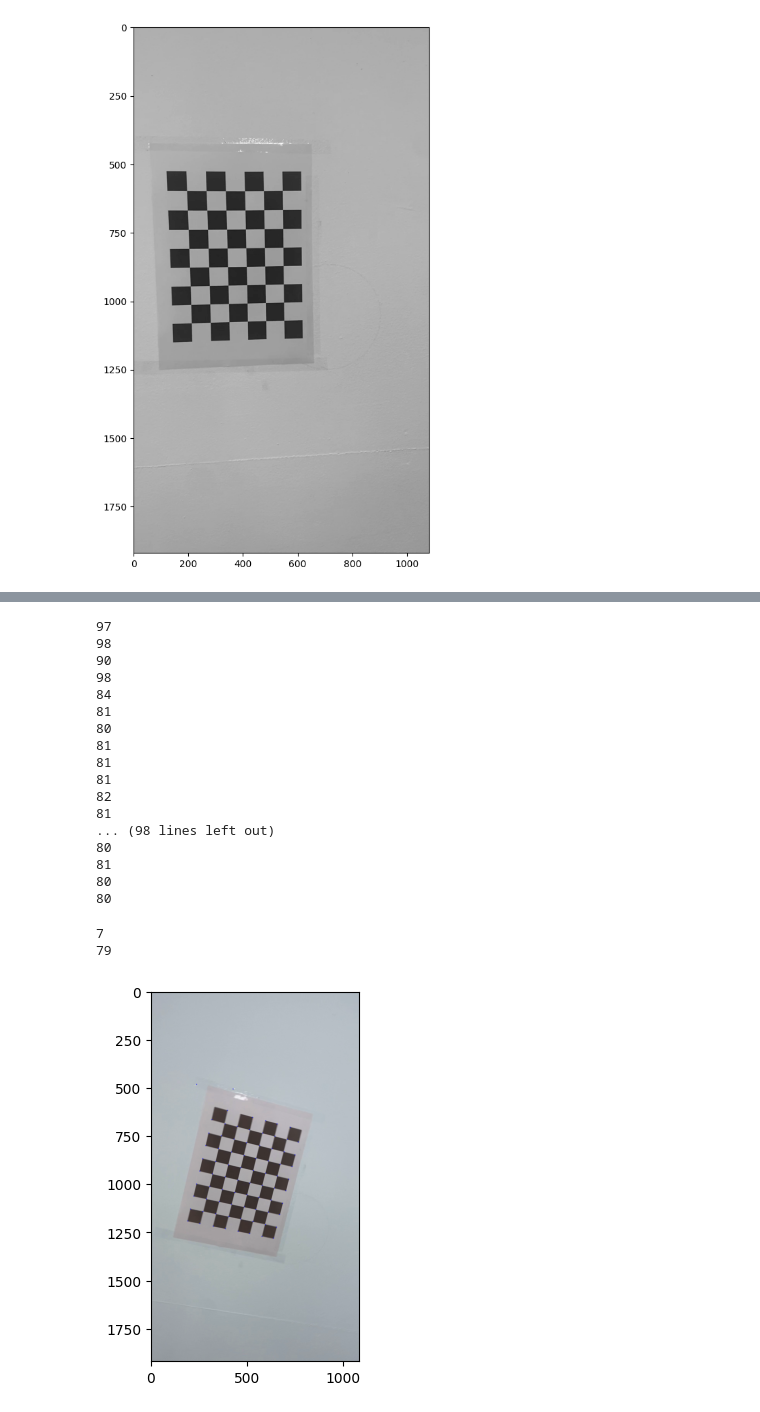
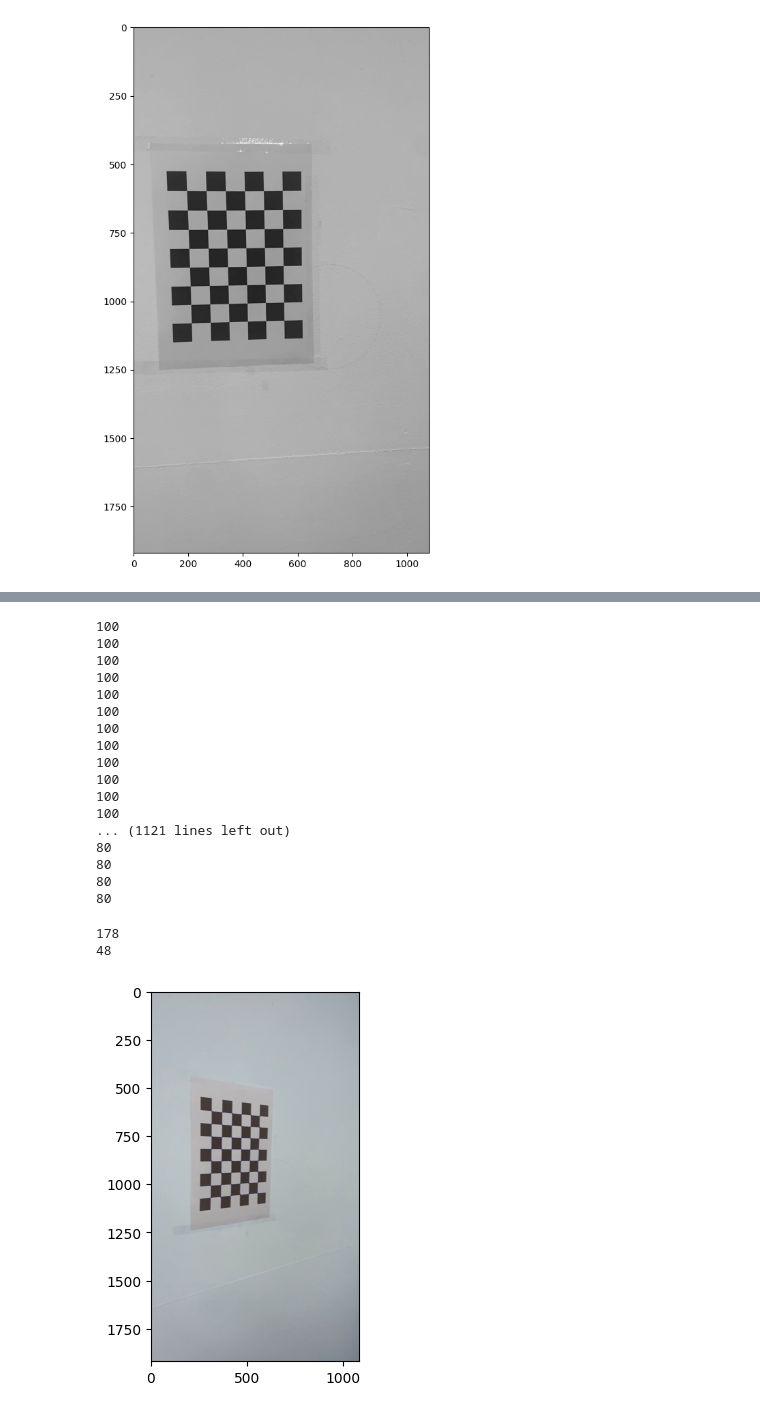
Before and after one commit to Phw9/calibration_ipynb, a Jupyter notebook: calib.ipynb, the cells around one changed output, grey strips where cells are left out. Saved outputs shown, nothing was run; the diff lists cells and outputs as text; code cells hidden in the pictures.

Commit message:
temp

```diff
--- a/calib.ipynb
+++ b/calib.ipynb
@@ -75,7 +72,7 @@ half_size = window_size // 2
 for gray_image in gray_images:
     max_corners = 100   # 최대 코너 개수
     quality_level = 0.01  # 코너 품질 임계값 (0 ~ 1 사이의 값)
-    min_distance = 20  # 검출된 코너 간의 최소 거리
+    min_distance = 10  # 검출된 코너 간의 최소 거리
     mask = np.empty((0, 0), dtype=np.float32)
     corners = cv2.goodFeaturesToTrack(gray_image, max_corners, quality_level, min_distance, mask, blockSize=3, useHarrisDetector=True, k=0.04)
     arrCorners.append(corners)
@@ -83,42 +80,50 @@ for gray_image in gray_images:
 for corners in arrCorners:
     print(len(corners))
 # %% [output]
-97
-98
-90
-98
-84
-81
-80
-81
-81
-81
-82
-81
-... (98 lines left out)
-80
-81
+100
+100
+100
+100
+100
+100
+100
+100
+100
+100
+100
+100
+... (1121 lines left out)
 80
 80
+80
+80
 # %%
 # draw corners
-cornerImg = []
-filtCorners =[]
+filtImg = []
+filtCorners = []
 for image, corners in zip(images, arrCorners):
-    if(len(corners)>=80):
+    if(len(corners)>=(checkboard[0] * checkboard[1] + 3 * (checkboard[0] + checkboard[1]))):
         continue
     temp = image.copy()
-    filtCorners.append(corners)
+    mean = np.mean(corners, axis=0)
+    variance = np.var(corners, axis=0)
+    # 분산을 기준으로 일정 이내에 있는 포인트들 필터링
+    threshold = 1.3  # 일정 분산 임계값 (조정 가능)
+    filtered_points = []
     for corner in corners:
-        x, y = corner[0, 0].astype(int), corner[0, 1].astype(int)
-        cv2.drawMarker(temp, (x, y), color=(0, 0, 255), markerType=cv2.MARKER_STAR, markerSize=5, thickness=1)
-    cornerImg.append(temp)
+        if np.all(np.abs(corner - mean) <= threshold * np.sqrt(variance)):
+            filtered_points.append(corner)
+            x, y = corner[0, 0].astype(int), corner[0, 1].astype(int)
+            cv2.drawMarker(temp, (x, y), color=(0, 0, 255), markerType=cv2.MARKER_STAR, markerSize=5, thickness=1)
+    if(len(filtered_points) == checkboard[0]*checkboard[1]):
+        filtCorners.append(filtered_points)
+        filtImg.append(temp)
 # %%
 # 이미지 표시
-plt.imshow(cornerImg[0], cmap='gray')
+plt.imshow(filtImg[11], cmap='gray')
 print(len(filtCorners))
-print(len(filtCorners[0]))
+print(len(filtCorners[11]))
 # %% [output]
-7
-79
+178
+48
-[figure, old version]
+[figure, new version]
```
Also changed, not shown: parts of 2 cells of this notebook.
